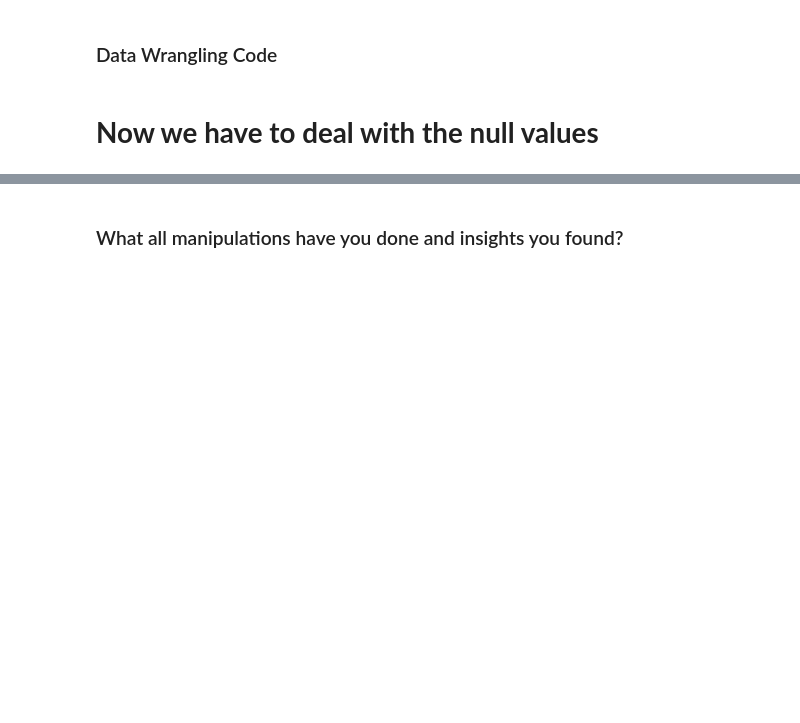
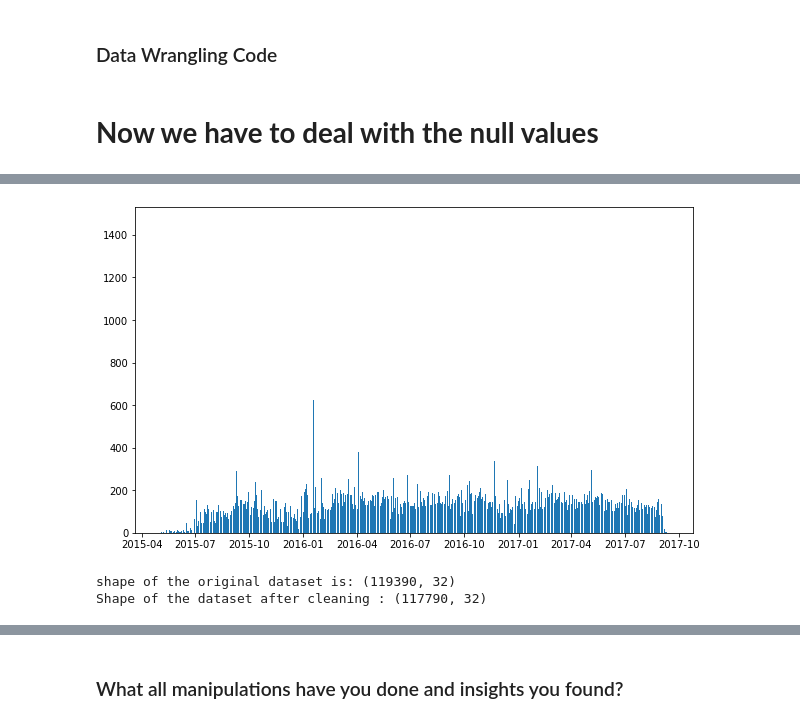
Before and after one commit to CoderSumanesh/Hotel-Booking-Analysis, a Jupyter notebook: hotel_booking_analysis.ipynb, the cells around one changed output, grey strips where cells are left out. Cells and saved outputs as stored; diff of their text form; code cells hidden in the pictures; blank space fills up the shorter version.

```diff
--- a/hotel_booking_analysis.ipynb
+++ b/hotel_booking_analysis.ipynb
@@ -434,0 +484,22 @@ new_df['children'].fillna(round(new_df['children'].mean()), inplace=True)
+# %%
+# Removing the rows of dataset where reservation date is older than 2015-05-01
+df1=new_df[(new_df['reservation_status_date']>pd.Timestamp('2015-05-01'))&((new_df['reservation_status_date']<pd.Timestamp('2017-09-14')))].reset_index(drop = True)
+# %%
+# Visualizing the new selection of data points
+# Get the count
+count = df1['reservation_status_date'].value_counts()
+
+# Set the figure size
+plt.figure(figsize=(10, 6))
+
+# Plot the bar plot
+plt.bar(count.index, count.values)
+plt.show()
+# %% [output]
+[figure, added]
+# %%
+print('shape of the original dataset is:',df.shape)
+print('Shape of the dataset after cleaning :',df1.shape)
+# %% [output]
+shape of the original dataset is: (119390, 32)
+Shape of the dataset after cleaning : (117790, 32)
```
Also changed, not shown: parts of 31 cells of this notebook.
